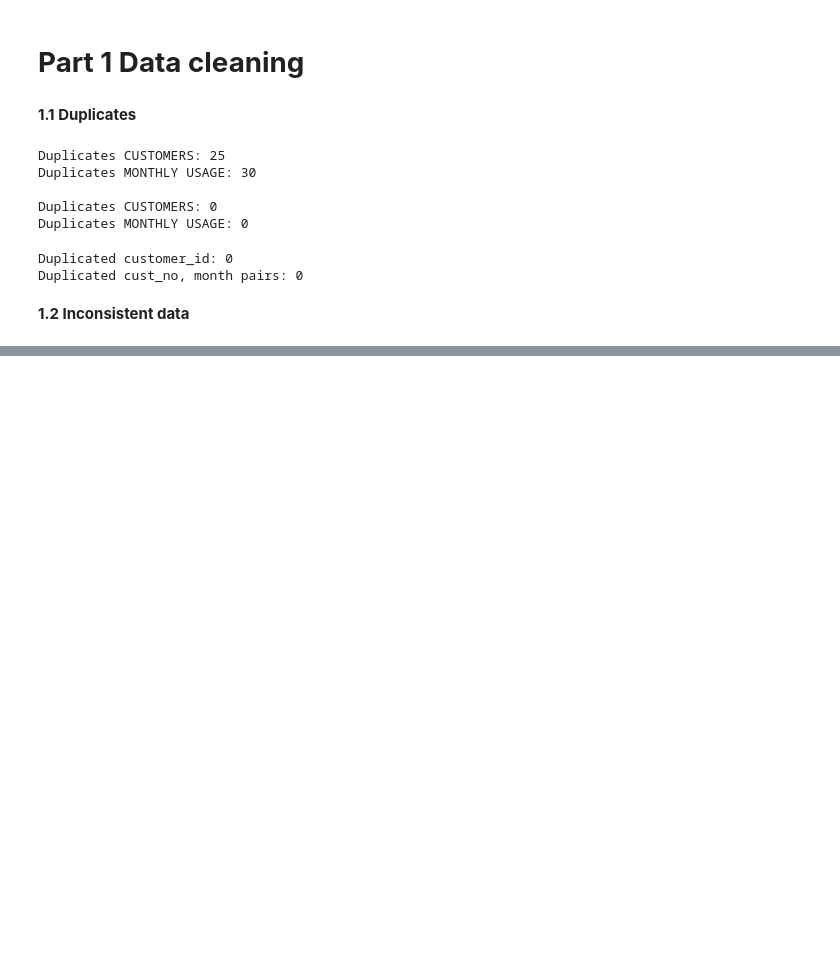
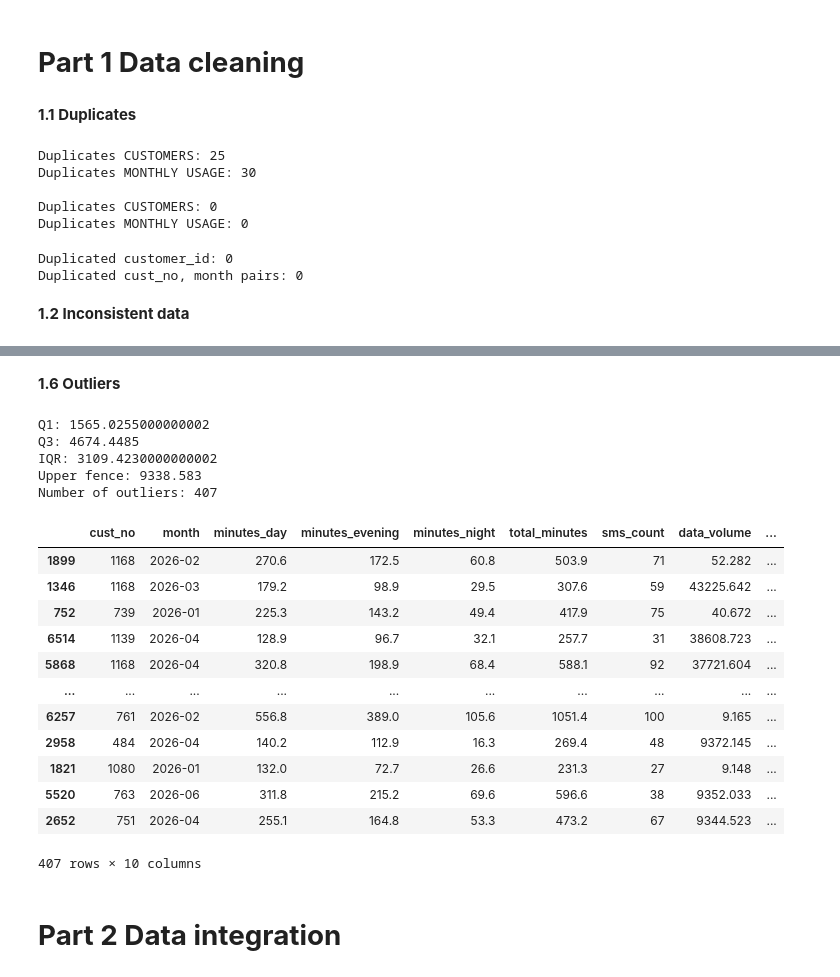
Before and after one commit to nikos0406/UNI-NN-and-DL, a Jupyter notebook: NN_HW1.ipynb, the cells around one changed output, grey strips where cells are left out. Saved outputs shown, nothing was run; the diff lists cells and outputs as text; code cells hidden in the pictures; blank space fills up the shorter version.

```diff
--- a/NN_HW1.ipynb
+++ b/NN_HW1.ipynb
@@ -200,0 +300,9 @@ Duplicated cust_no, month pairs: 0
+# %%
+invalid_volume = (
+    (usage["data_volume"] < 0) |
+    (usage["data_volume"] > 1_000_000)
+)
+
+print("Invalid data volumes:", invalid_volume.sum())
+
+usage.loc[invalid_volume, "data_volume"] = np.nan
@@ -200,0 +389,16 @@ Duplicated cust_no, month pairs: 0
+# %%
+missing = usage["minutes_day"].isna()
+
+rebuilt = (
+    usage["total_minutes"]
+    - usage["minutes_evening"]
+    - usage["minutes_night"]
+)
+
+valid = missing & rebuilt.notna() & (rebuilt >= 0)
+
+print("Values rebuilt:", valid.sum())
+
+usage["minutes_day"] = usage["minutes_day"].fillna(
+    rebuilt.where(valid)
+)
@@ -200,0 +442,42 @@ Duplicated cust_no, month pairs: 0
+# %% [markdown]
+**1.6  Outliers**
+# %%
+usage["data_volume_mb"] = usage["data_volume"].copy()
+usage.loc[usage["data_unit"] == "GB", "data_volume_mb"] *= 1024
+
+q1 = usage["data_volume_mb"].quantile(0.25)
+q3 = usage["data_volume_mb"].quantile(0.75)
+
+iqr = q3 - q1
+fence = q3 + 1.5 * iqr
+
+outliers = usage["data_volume_mb"] > fence
+
+print("Q1:", q1)
+print("Q3:", q3)
+print("IQR:", iqr)
+print("Upper fence:", fence)
+print("Number of outliers:", outliers.sum())
+
+display(usage.loc[outliers].sort_values("data_volume_mb", ascending=False))
+# %% [output]
+Q1: 1565.0255000000002
+Q3: 4674.4485
+IQR: 3109.4230000000002
+Upper fence: 9338.583
+Number of outliers: 407
+|  | cust_no | month | minutes_day | minutes_evening | minutes_night | total_minutes | sms_count | data_volume | ... |
+| 1899 | 1168 | 2026-02 | 270.6 | 172.5 | 60.8 | 503.9 | 71 | 52.282 | ... |
+| 1346 | 1168 | 2026-03 | 179.2 | 98.9 | 29.5 | 307.6 | 59 | 43225.642 | ... |
+| 752 | 739 | 2026-01 | 225.3 | 143.2 | 49.4 | 417.9 | 75 | 40.672 | ... |
+| 6514 | 1139 | 2026-04 | 128.9 | 96.7 | 32.1 | 257.7 | 31 | 38608.723 | ... |
+| 5868 | 1168 | 2026-04 | 320.8 | 198.9 | 68.4 | 588.1 | 92 | 37721.604 | ... |
+| ... | ... | ... | ... | ... | ... | ... | ... | ... | ... |
+| 6257 | 761 | 2026-02 | 556.8 | 389.0 | 105.6 | 1051.4 | 100 | 9.165 | ... |
+| 2958 | 484 | 2026-04 | 140.2 | 112.9 | 16.3 | 269.4 | 48 | 9372.145 | ... |
+| 1821 | 1080 | 2026-01 | 132.0 | 72.7 | 26.6 | 231.3 | 27 | 9.148 | ... |
+| 5520 | 763 | 2026-06 | 311.8 | 215.2 | 69.6 | 596.6 | 38 | 9352.033 | ... |
+| 2652 | 751 | 2026-04 | 255.1 | 164.8 | 53.3 | 473.2 | 67 | 9344.523 | ... |
+407 rows × 10 columns
+# %% [markdown]
+# **Part 2 Data integration**
```
Also changed, not shown: parts of 22 cells of this notebook.
